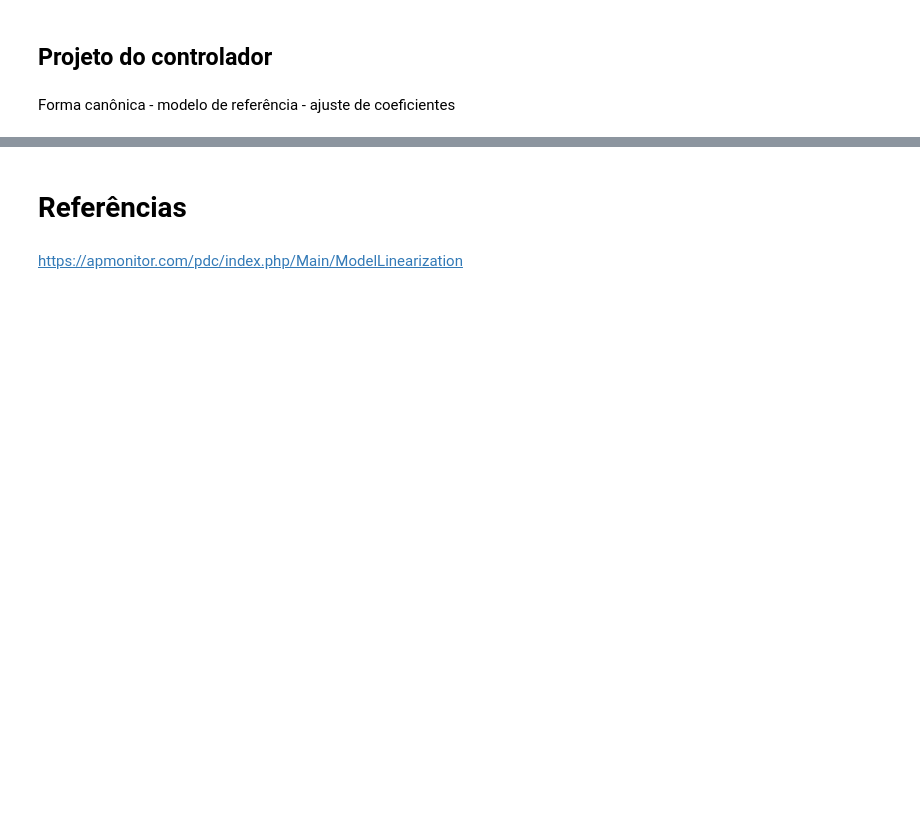
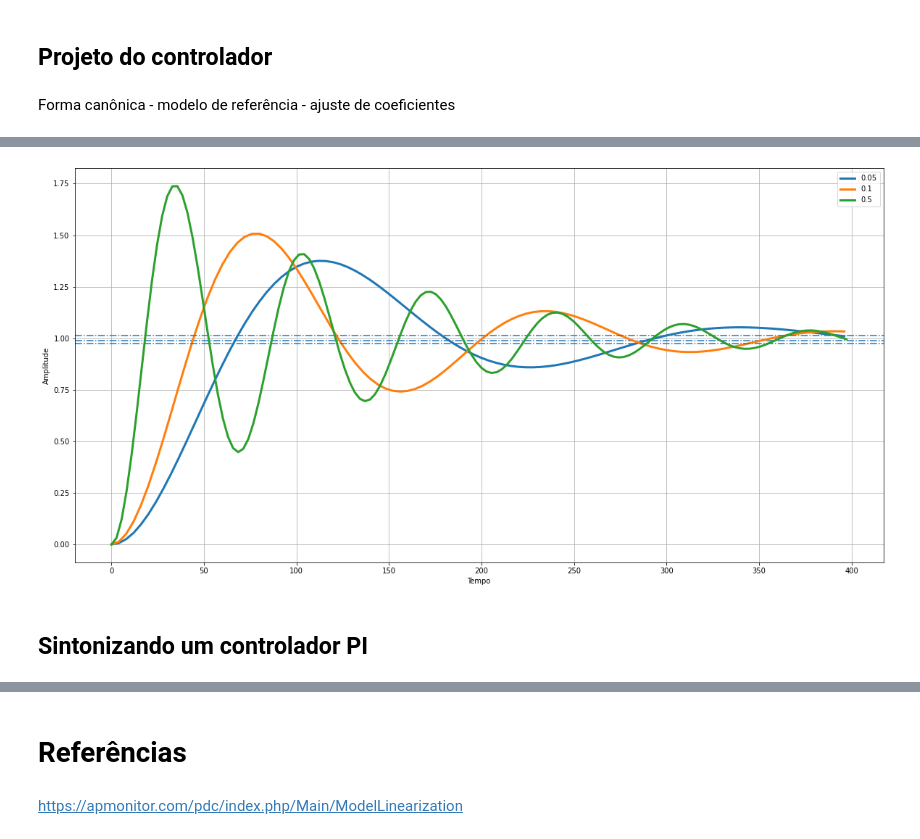
Before and after one commit to vparro/controleAvancado, a Jupyter notebook: Encontro_0.ipynb, the cells around one changed output, grey strips where cells are left out. Cells and saved outputs as stored; diff of their text form; code cells hidden in the pictures; blank space fills up the shorter version.

```diff
--- a/Encontro_0.ipynb
+++ b/Encontro_0.ipynb
@@ -603,0 +647,25 @@ Forma canônica - modelo de referência - ajuste de coeficientes
+# %%
+plt.figure(1)
+
+for Ki in [0.05,0.1, 0.5]:
+  num = [1.32*Ki]
+  den =[78,1.35,Ki*1.32]
+  sys = TransferFunction(num, den)
+
+  t, yout = step_response(sys,400)
+
+###################################################################################################
+# Visualização
+
+  plt.plot(t,yout,linewidth=3,label=str(Ki))
+  plt.axhline(y=0.98*yout[-1], linestyle='-.')
+
+plt.grid()
+plt.xlabel('Tempo')
+plt.ylabel('Amplitude')
+plt.legend(loc='best')
+plt.show()
+# %% [output]
+[figure, added]
+# %% [markdown]
+## **Sintonizando um controlador PI**
```
Also changed, not shown: parts of 20 cells of this notebook.
